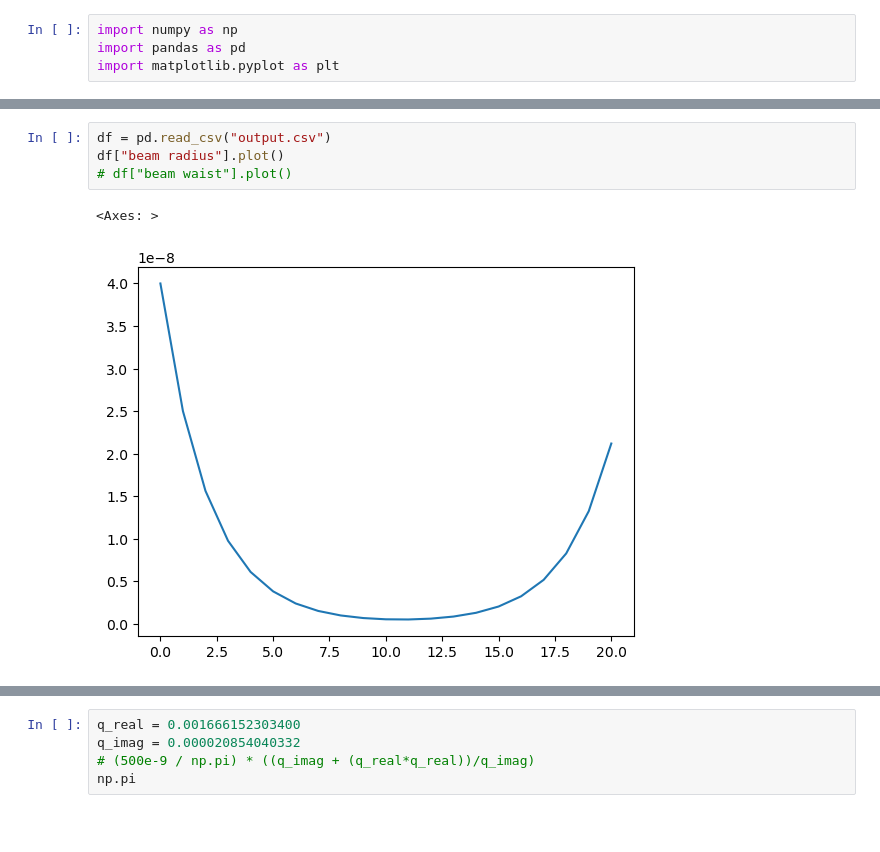
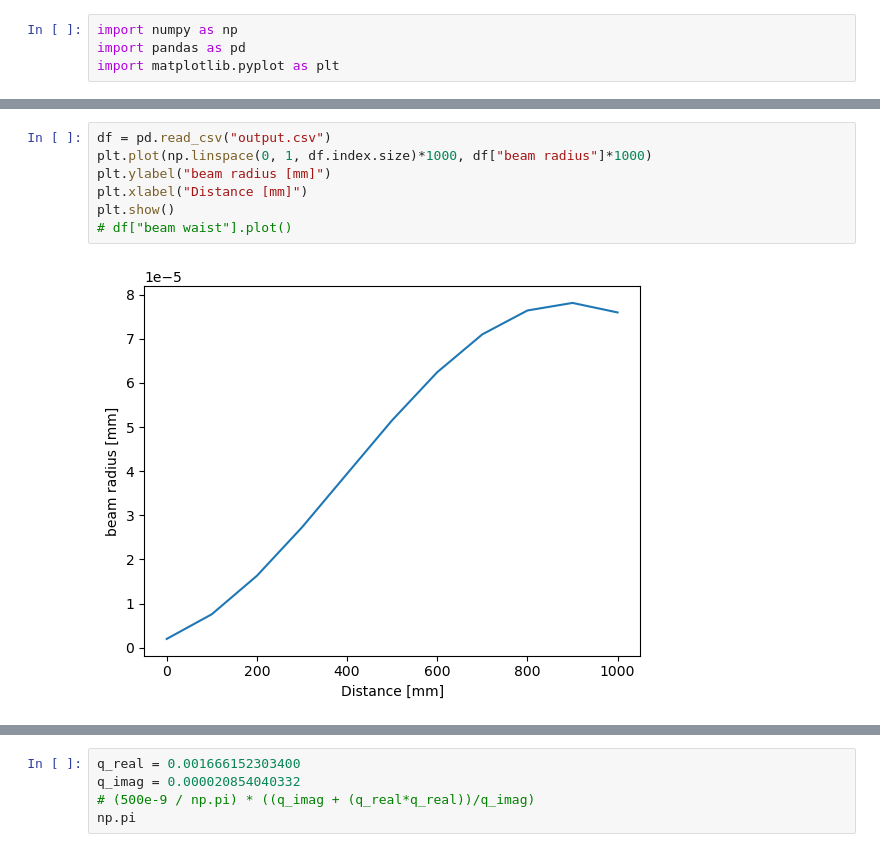
Before and after one commit to kskarthiksk/gaussian_duct_1, a Jupyter notebook: graph.ipynb, the cells around one changed output, grey strips where cells are left out. Drawn from its saved outputs; the diff is of its cells as text; blank space fills up the shorter version.

```diff
--- a/graph.ipynb
+++ b/graph.ipynb
@@ -12,10 +71,12 @@ df["beam waist"].plot()
 # %%
 df = pd.read_csv("output.csv")
-df["beam radius"].plot()
+plt.plot(np.linspace(0, 1, df.index.size)*1000, df["beam radius"]*1000)
+plt.ylabel("beam radius [mm]")
+plt.xlabel("Distance [mm]")
+plt.show()
 # df["beam waist"].plot()
 # %% [output]
-<Axes: >
-[figure, old version]
+[figure, new version]
 # %%
 q_real = df["q param real"]
 q_imag = df["q param imag"]
```
Also changed, not shown: parts of 24 cells of this notebook, 6 other files.
